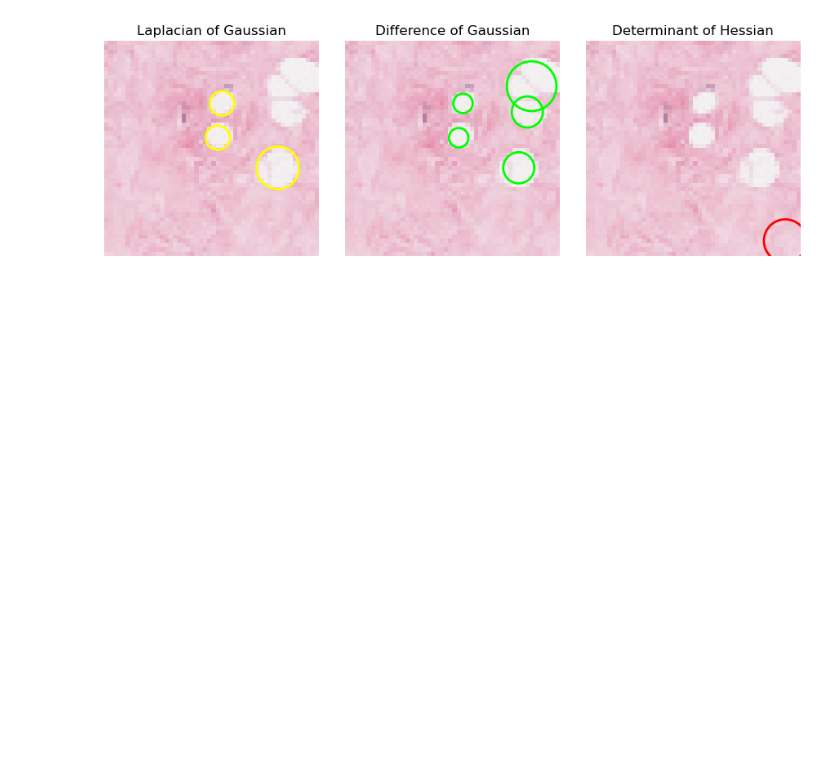
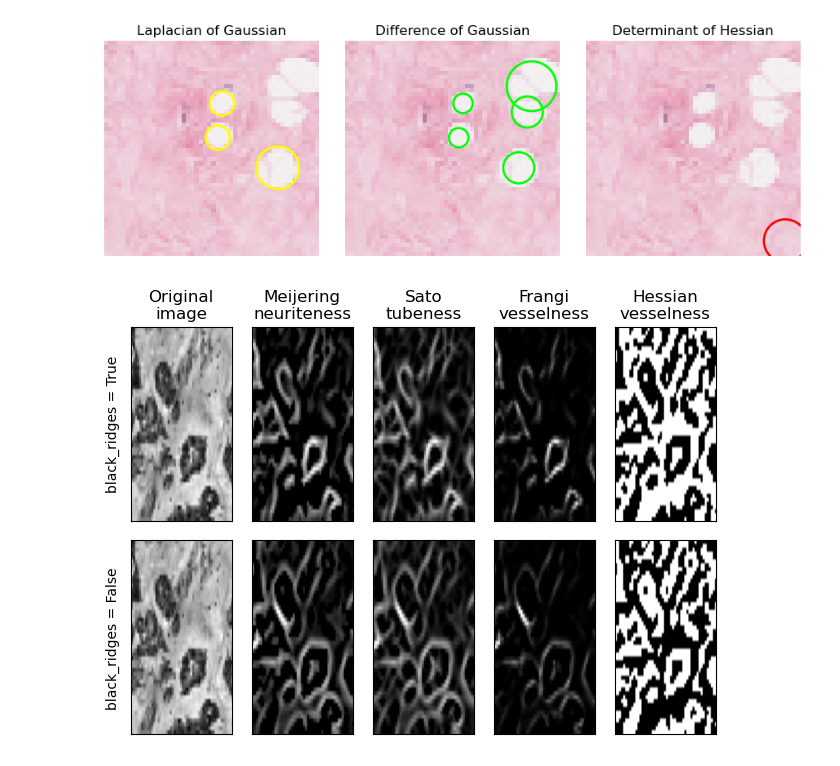
Before and after one commit to fredrikSveen/MALIS_project, a Jupyter notebook: DF_creation.ipynb, the cells around one changed output. Drawn from its saved outputs; the diff is of its cells as text; code cells hidden in the pictures; blank space fills up the shorter version.

```diff
--- a/DF_creation.ipynb
+++ b/DF_creation.ipynb
@@ -101,11 +126,10 @@ while True:
     patient, group = split_path(data.loc[i,'path'])
     patients.add(patient)
     if len(patients) == 31:
-        print(f'Ferdig')
         break
-    red, blue, green, gray = extract_color_channels(data.loc[i,'path'])
-    edge_pieces = extract_number_edges(data.loc[i,'path'])
-    parameters_df.loc[data.loc[i,'path']] = [red,green,blue,gray,edge_pieces,group]
+    red, blue, green, gray, gray_var = extract_color_channels(data.loc[i,'path'])
+    edge_pieces, ridge_pieces = extract_edges_ridges(data.loc[i,'path'])
+    parameters_df.loc[data.loc[i,'path']] = [red,green,blue,gray,gray_var,edge_pieces,ridge_pieces,group]
     i += 1
 
 patients.pop()
@@ -113,6 +137,7 @@ patients.pop()
 et = time.time()
 elapsed_time = et - st
 print('Execution time:', elapsed_time, 'seconds')
+print(f'Wrong sized images: {wrong_sized}')
 print(f'Number of rows: {len(parameters_df)}')
 print(parameters_df.head())
 # %% [output]
@@ -175,3 +201,33 @@ plt.show()
 # %% [output]
 [figure]
 [figure]
+# %%
+def identity(image, **kwargs):
+    """Return the original image, ignoring any kwargs."""
+    return image
+
+
+image = cv2.imread(data.loc[173,'path'], 0)
+cmap = plt.cm.gray
+
+kwargs = {'sigmas': [1], 'mode': 'reflect'}
+
+fig, axes = plt.subplots(2, 5)
+for i, black_ridges in enumerate([1, 0]):
+    for j, func in enumerate([identity, meijering, sato, frangi, hessian]):
+        kwargs['black_ridges'] = black_ridges
+        result = func(image, **kwargs)
+        axes[i, j].imshow(result, cmap=cmap, aspect='auto')
+        if i == 0:
+            axes[i, j].set_title(['Original\nimage', 'Meijering\nneuriteness',
+                                  'Sato\ntubeness', 'Frangi\nvesselness',
+                                  'Hessian\nvesselness'][j])
+        if j == 0:
+            axes[i, j].set_ylabel('black_ridges = ' + str(bool(black_ridges)))
+        axes[i, j].set_xticks([])
+        axes[i, j].set_yticks([])
+
+plt.tight_layout()
+plt.show()
+# %% [output]
+[figure, added]
```
Also changed, not shown: parts of 7 cells of this notebook, 2 other files.
